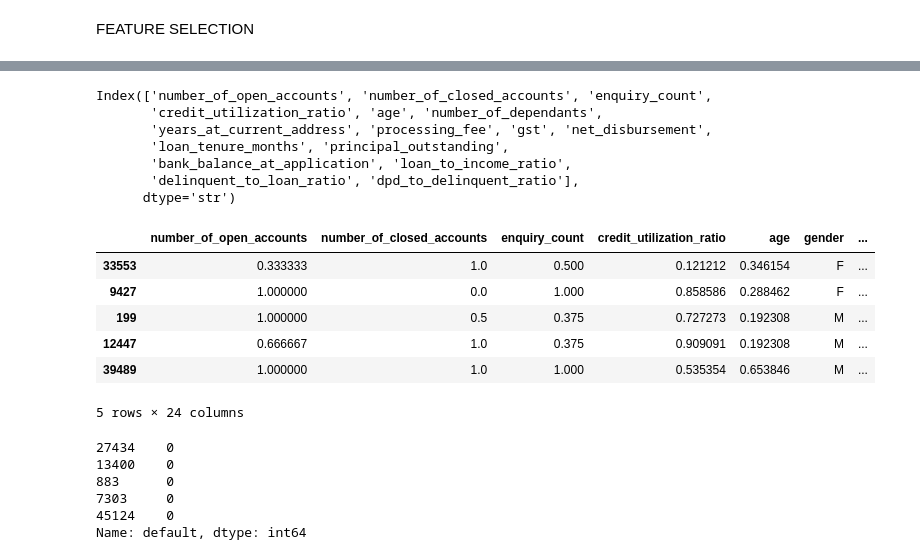
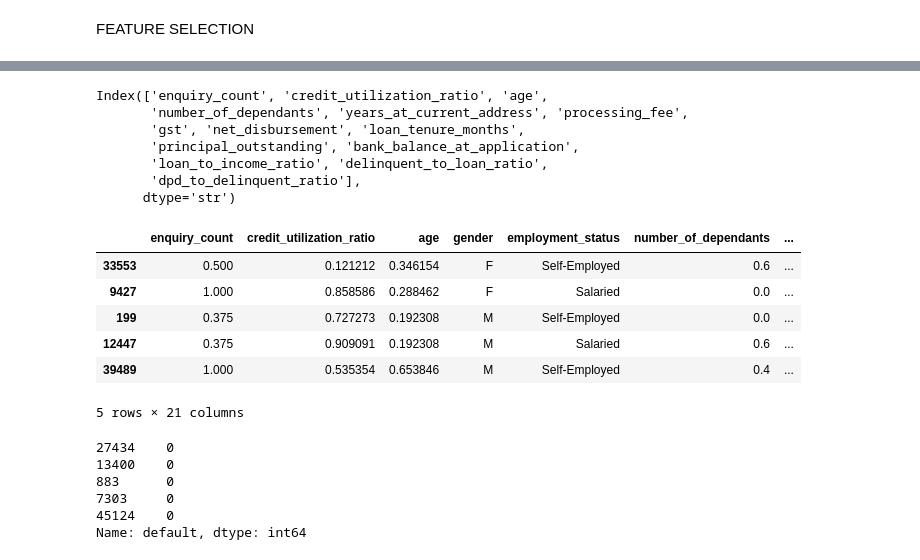
Before and after one commit to vaisakhk2004-lab/Credit-Risk-Modelling, a Jupyter notebook: model.ipynb, the cells around one changed output, grey strips where cells are left out. Drawn from its saved outputs; the diff is of its cells as text; code cells hidden in the pictures.

```diff
--- a/model.ipynb
+++ b/model.ipynb
@@ -172,10 +159,10 @@ plt.legend()
 <matplotlib.legend.Legend at 0x...>
 [figure]
 # %%
-train_df_1['delinquent_to_loan_ratio'] = round((train_df_1['delinquent_months']*100) / train_df_1['total_loan_months'], 2)
-test_df_1['delinquent_to_loan_ratio'] = round((test_df_1['delinquent_months']*100) / test_df_1['total_loan_months'], 2)
-sns.kdeplot(x=train_df_1[train_df_1['default']==0]['delinquent_to_loan_ratio'],fill=True, label='Default=0', alpha=0.5)
-sns.kdeplot(x=train_df_1[train_df_1['default']==1]['delinquent_to_loan_ratio'],fill=True, label='Default=1', alpha=0.5)
+df_train['delinquent_to_loan_ratio'] = round((df_train['delinquent_months']*100) / df_train['total_loan_months'], 2)
+df_test['delinquent_to_loan_ratio'] = round((df_test['delinquent_months']*100) / df_test['total_loan_months'], 2)
+sns.kdeplot(x=df_train[df_train['default']==0]['delinquent_to_loan_ratio'],fill=True, label='Default=0', alpha=0.5)
+sns.kdeplot(x=df_train[df_train['default']==1]['delinquent_to_loan_ratio'],fill=True, label='Default=1', alpha=0.5)
 plt.title('Delinquent to Loan Ratio')
 plt.legend()
 # %% [output]
@@ -224,10 +198,10 @@ train_df_1[['total_dpd','delinquent_months']]
 37487 rows × 2 columns
 # %%
 
-train_df_1['dpd_to_delinquent_ratio'] = np.where(train_df_1['delinquent_months'] != 0, round(train_df_1['total_dpd']/ train_df_1['delinquent_months'], 2), 0)
-test_df_1['dpd_to_delinquent_ratio'] = np.where(test_df_1['delinquent_months'] != 0, round(test_df_1['total_dpd']/ test_df_1['delinquent_months'], 2), 0)
-sns.kdeplot(x=train_df_1[train_df_1['default']==0]['dpd_to_delinquent_ratio'],fill=True, label='Default=0', alpha=0.5)
-sns.kdeplot(x=train_df_1[train_df_1['default']==1]['dpd_to_delinquent_ratio'],fill=True, label='Default=1', alpha=0.5)
+df_train['dpd_to_delinquent_ratio'] = np.where(df_train['delinquent_months'] != 0, round(df_train['total_dpd']/ df_train['delinquent_months'], 2), 0)
+df_test['dpd_to_delinquent_ratio'] = np.where(df_test['delinquent_months'] != 0, round(df_test['total_dpd']/ df_test['delinquent_months'], 2), 0)
+sns.kdeplot(x=df_train[df_train['default']==0]['dpd_to_delinquent_ratio'],fill=True, label='Default=0', alpha=0.5)
+sns.kdeplot(x=df_train[df_train['default']==1]['dpd_to_delinquent_ratio'],fill=True, label='Default=1', alpha=0.5)
 plt.title('DPD to Delinquent Ratio')
 plt.legend()
 plt.show()
@@ -236,10 +225,7 @@ plt.show()
 # %% [markdown]
 FEATURE SELECTION
 # %%
-train_df_2=train_df_1.drop(columns=['cust_id','loan_id'])
-train_df_3=train_df_2.drop(columns=['delinquent_months','total_dpd','total_loan_months','loan_amount','income','disbursal_date','installment_start_dt','sanction_amount'])
-test_df_1=test_df_1[['number_of_open_accounts', 'number_of_closed_accounts', 'enquiry_count','credit_utilization_ratio'
-                     , 'age', 'gender', 'marital_status','employment_status', 'number_of_dependants', 'residence_type',
-                     'years_at_current_address', 'city', 'state', 'zipcode', 'loan_purpose','loan_type', 'processing_fee',
-                       'gst','net_disbursement', 'loan_tenure_months', 'principal_outstanding','bank_balance_at_application',
-                         'default', 'loan_to_income_ratio','delinquent_to_loan_ratio', 'dpd_to_delinquent_ratio']]
+df_train=df_train.drop(columns=['number_of_open_accounts','marital_status', 'number_of_closed_accounts','cust_id','loan_id','delinquent_months','total_dpd','total_loan_months','loan_amount','income','disbursal_date','installment_start_dt','sanction_amount'])
+features=df_train.columns
+df_test=df_test[features]
+df_train.shape,df_test.shape
@@ -278,32 +234,32 @@ Index(['number_of_open_accounts', 'number_of_closed_accounts', 'enquiry_count',
 # %%
-x_train=train_df_3.drop(columns=['default','zipcode'])
-y_train=train_df_3['default']
+x_train=df_train.drop(columns=['default','zipcode'])
+y_train=df_train['default']
 scaler=MinMaxScaler()
 number_df=x_train.select_dtypes(include=['float64', 'int64'])
 cols_to_scale=number_df.columns
 x_train[cols_to_scale] = scaler.fit_transform(x_train[cols_to_scale])
 cols_to_scale
 # %% [output]
-Index(['number_of_open_accounts', 'number_of_closed_accounts', 'enquiry_count',
-       'credit_utilization_ratio', 'age', 'number_of_dependants',
-       'years_at_current_address', 'processing_fee', 'gst', 'net_disbursement',
-       'loan_tenure_months', 'principal_outstanding',
-       'bank_balance_at_application', 'loan_to_income_ratio',
-       'delinquent_to_loan_ratio', 'dpd_to_delinquent_ratio'],
+Index(['enquiry_count', 'credit_utilization_ratio', 'age',
+       'number_of_dependants', 'years_at_current_address', 'processing_fee',
+       'gst', 'net_disbursement', 'loan_tenure_months',
+       'principal_outstanding', 'bank_balance_at_application',
+       'loan_to_income_ratio', 'delinquent_to_loan_ratio',
+       'dpd_to_delinquent_ratio'],
       dtype='str')
 # %%
-x_test=test_df_1.drop(columns=['default','zipcode'])
-y_test=test_df_1[['default']]
+x_test=df_test.drop(columns=['default','zipcode'])
+y_test=df_test[['default']]
 x_test[cols_to_scale] = scaler.fit_transform(x_test[cols_to_scale])
 x_test.head()
 # %% [output]
-|  | number_of_open_accounts | number_of_closed_accounts | enquiry_count | credit_utilization_ratio | age | gender | ... |
-| 33553 | 0.333333 | 1.0 | 0.500 | 0.121212 | 0.346154 | F | ... |
-| 9427 | 1.000000 | 0.0 | 1.000 | 0.858586 | 0.288462 | F | ... |
-| 199 | 1.000000 | 0.5 | 0.375 | 0.727273 | 0.192308 | M | ... |
-| 12447 | 0.666667 | 1.0 | 0.375 | 0.909091 | 0.192308 | M | ... |
-| 39489 | 1.000000 | 1.0 | 1.000 | 0.535354 | 0.653846 | M | ... |
+|  | enquiry_count | credit_utilization_ratio | age | gender | employment_status | number_of_dependants | ... |
+| 33553 | 0.500 | 0.121212 | 0.346154 | F | Self-Employed | 0.6 | ... |
+| 9427 | 1.000 | 0.858586 | 0.288462 | F | Salaried | 0.0 | ... |
+| 199 | 0.375 | 0.727273 | 0.192308 | M | Self-Employed | 0.0 | ... |
+| 12447 | 0.375 | 0.909091 | 0.192308 | M | Salaried | 0.6 | ... |
+| 39489 | 1.000 | 0.535354 | 0.653846 | M | Self-Employed | 0.4 | ... |
-5 rows × 24 columns
+5 rows × 21 columns
 # %%
 y_train.head()
 # %% [output]
```
Also changed, not shown: parts of 42 cells of this notebook, 1 other file.
